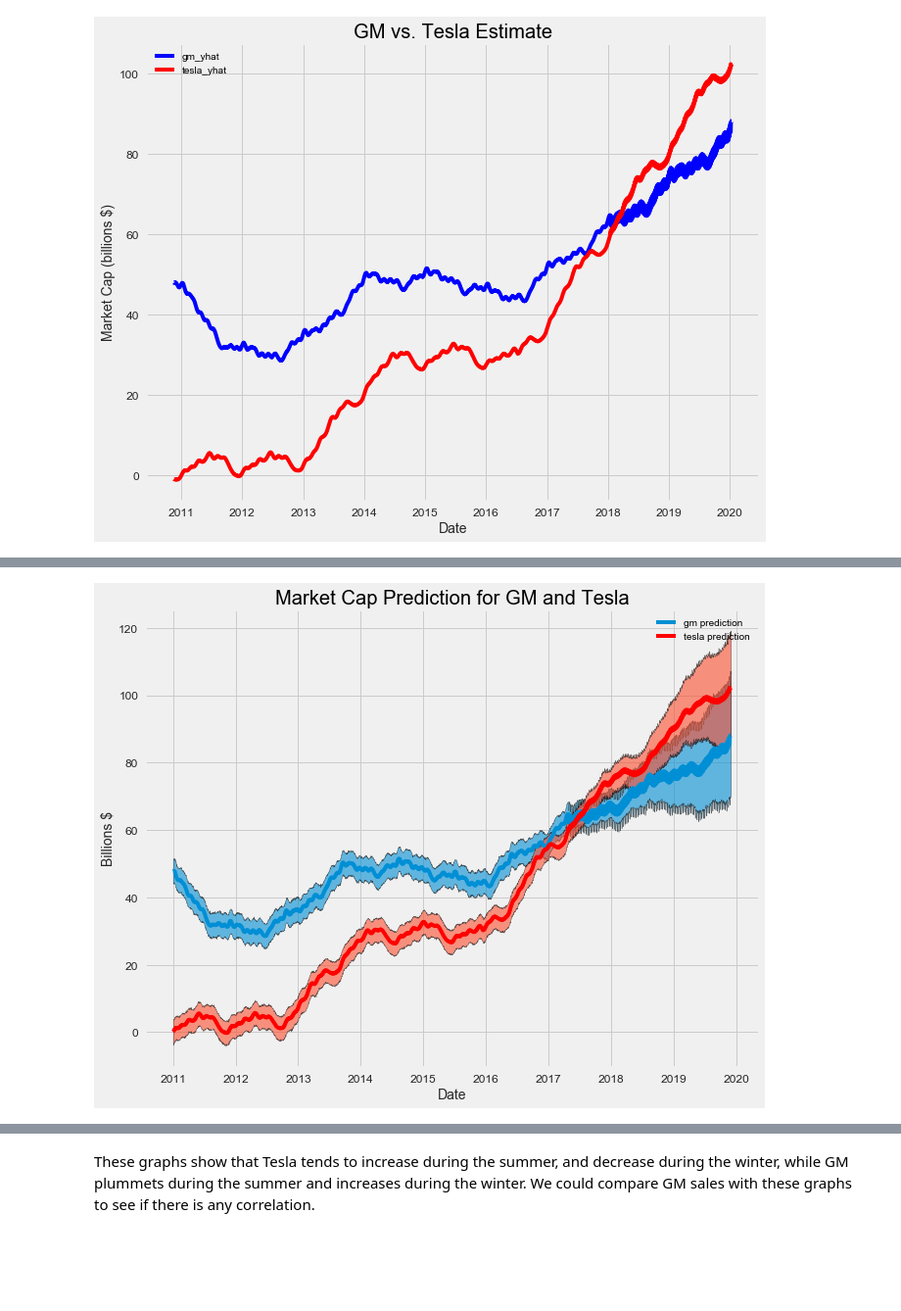
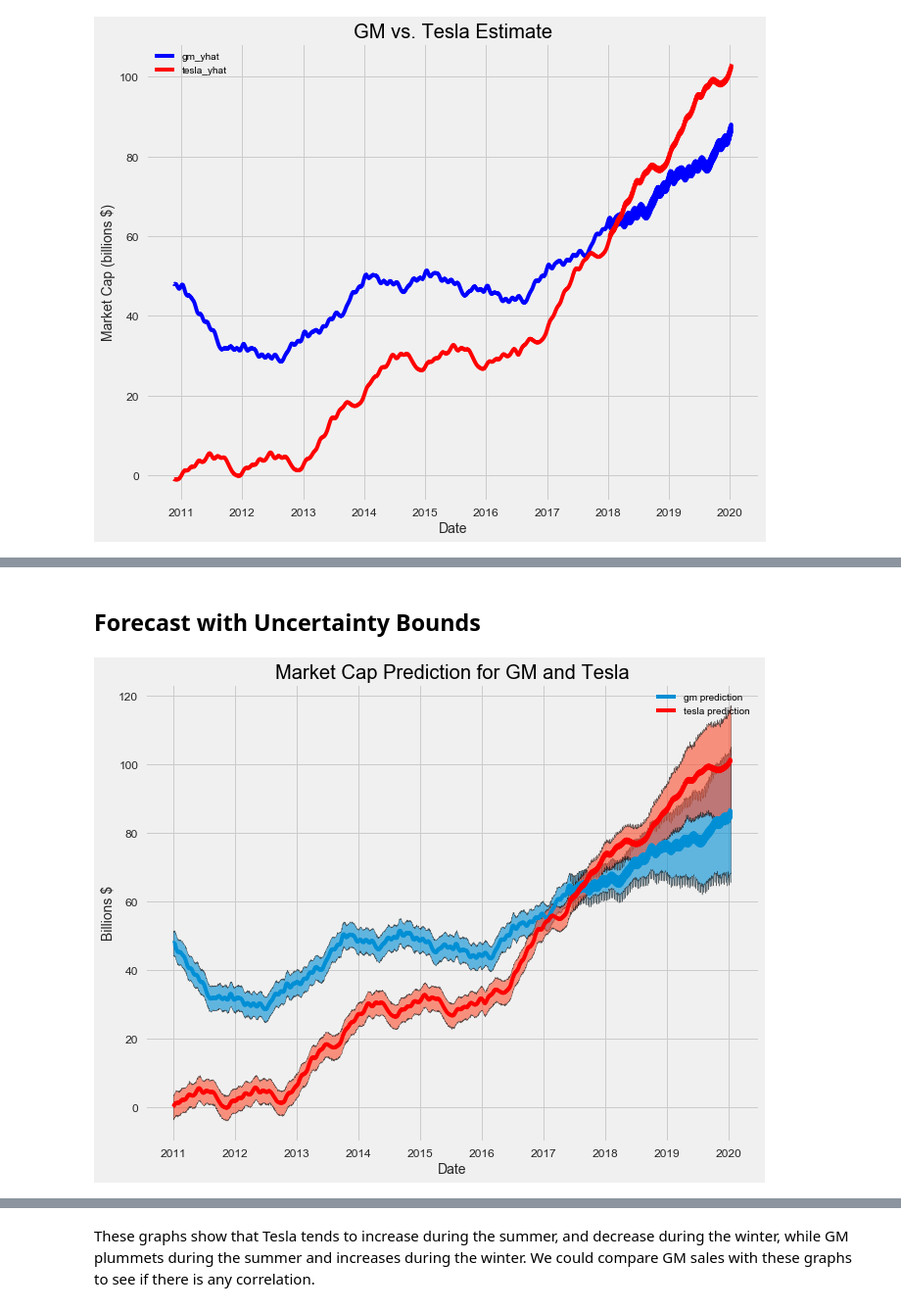
Before and after one commit to WillKoehrsen/Data-Analysis, a Jupyter notebook: additive_models/Additive Models for Prediction.ipynb, the cells around one changed output, grey strips where cells are left out. Shown at 98% size. Cells and saved outputs as stored; diff of their text form; code cells hidden in the pictures; blank space fills up the shorter version.

```diff
--- a/additive_models/Additive Models for Prediction.ipynb
+++ b/additive_models/Additive Models for Prediction.ipynb
@@ -138,13 +148,18 @@ import fbprophet
 
 # Prophet requires columns ds (Date) and y (value)
 gm = gm.rename(columns={'Date': 'ds', 'cap': 'y'})
+# Put market cap in billions
+gm['y'] = gm['y'] / 1e9
+
 # Make the prophet models and fit on the data
-gm_prophet = fbprophet.Prophet()
+# changepoint_prior_scale can be changed to achieve a better fit
+gm_prophet = fbprophet.Prophet(changepoint_prior_scale=0.05)
 gm_prophet.fit(gm)
 
 # Repeat for the tesla data
 tesla =tesla.rename(columns={'Date': 'ds', 'cap': 'y'})
-tesla_prophet = fbprophet.Prophet()
+tesla['y'] = tesla['y'] / 1e9
+tesla_prophet = fbprophet.Prophet(changepoint_prior_scale=0.05)
 tesla_prophet.fit(tesla);
 # %% [output]
 INFO:fbprophet.forecaster:Disabling daily seasonality. Run prophet with daily_seasonality=True to override this.
@@ -194,4 +265 @@ forecast.head()
 5 rows × 37 columns
-# %%
-# Rescale values to be in billions of dollars
-forecast.ix[:, 1:] = forecast.ix[:, 1:] / 1e9
@@ -214,18 +289,30 @@ plt.title('GM vs. Tesla Estimate');
+# %% [markdown]
+## Forecast with Uncertainty Bounds
 # %%
-# Only keep years 2011 onwards
+# Only keep years 2011 onwards and from before 2020
 forecast = forecast[forecast['Date'] > '2010-12-31']
+forecast = forecast[forecast['Date'] < '2020-01-01']
 # %%
 xvalues = list(range(len(forecast['Date'])))
 
+# Create subplots to set figure size
 fig, ax = plt.subplots(1, 1, figsize=(10, 8));
+
+# Plot estimate
 ax.plot(xvalues, forecast['gm_yhat'], label = 'gm prediction');
+
+# Plot uncertainty values
 ax.fill_between(xvalues, forecast['gm_yhat_upper'], forecast['gm_yhat_lower'], alpha=0.6, edgecolor = 'k');
+
+# Plot estimate and uncertainty for tesla
 ax.plot(xvalues, forecast['tesla_yhat'], 'r', label = 'tesla prediction');
 ax.fill_between(xvalues, forecast['tesla_yhat_upper'], forecast['tesla_yhat_lower'], alpha=0.6, edgecolor = 'k');
-ax.set_xticks(ticks = list(range(0, 2600, 280)));
+
+# Set and correct the plot labels
+ax.set_xticks(ticks = list(range(0, 2498, 275)));
 ax.set_xticklabels(labels = list(range(2011, 2021, 1)));
 plt.legend();
 plt.xlabel('Date'); plt.ylabel('Billions $'); plt.title('Market Cap Prediction for GM and Tesla');
 # %% [output]
-[figure, old version]
+[figure, new version]
 # %% [markdown]
```
Also changed, not shown: parts of 74 cells of this notebook, 16 other files.
